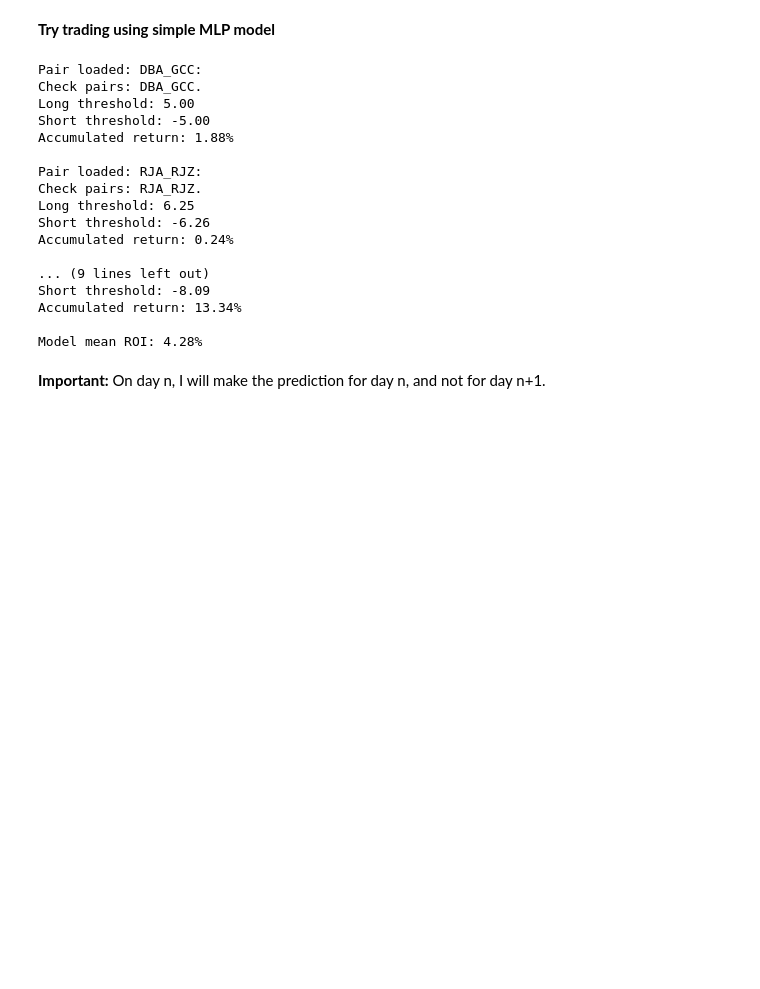
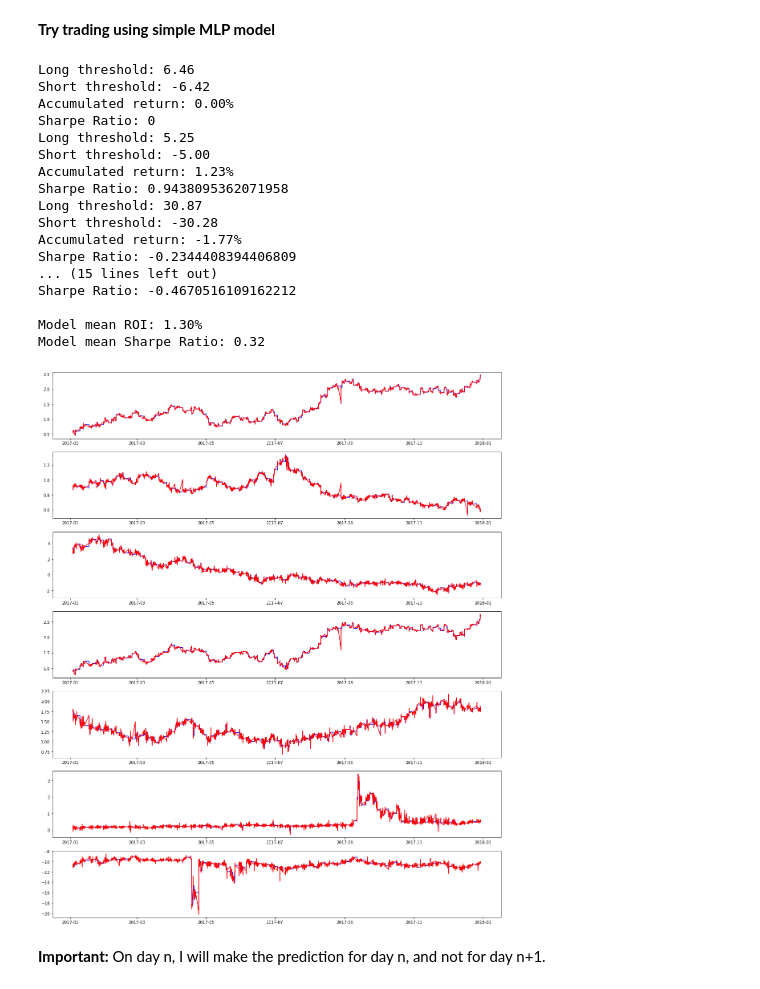
Before and after one commit to simaomsarmento/PairsTrading, a Jupyter notebook: PairsTrading_CommodityETFs-Forecasting_2009_2019.ipynb, the cells around one changed output. Saved outputs shown, nothing was run; the diff lists cells and outputs as text; code cells hidden in the pictures; blank space fills up the shorter version.

Commit message:
Corrected sharpe ratio calculation

```diff
--- a/PairsTrading_CommodityETFs-Forecasting_2009_2019.ipynb
+++ b/PairsTrading_CommodityETFs-Forecasting_2009_2019.ipynb
@@ -475,6 +474,19 @@ def plot_loss(history, title):
 
     plt.plot(history['loss'], label = "training")
     plt.plot(history['val_loss'], label = "validation")
+
+def plot_predictions(summaries):
+
+    n_pairs = len(summaries)
+    fig, ax = plt.subplots(n_pairs, 1, figsize=(20,25))
+
+    for i in range(n_pairs):
+        #title('Pair: {}'.format(i))
+        predictions = summaries[i]['prediction(t)']
+        spread = summaries[i]['spread(t)']
+        ax[i].plot(predictions, 'b')
+        ax[i].plot(spread, 'r')
+    return None
 # %% [markdown]
 ## MLP
 # %%
@@ -658,26 +618,30 @@ best_score
 # %% [markdown]
 **Try trading using simple MLP model**
 # %%
-model, cumret, summaries = run_specific_model(10, [5], pairs, path=current_path,
-                                                 low_quantile=0.10, high_quantile=0.90, lag=1)
+model, cumret, summaries_mlp = forecasting_trader.run_specific_model(10, [5], pairs, path=current_path,
+                                                                     low_quantile=0.10, high_quantile=0.90, lag=1)
 # %% [output]
-Pair loaded: DBA_GCC:
-Check pairs: DBA_GCC.
-Long threshold: 5.00
+Long threshold: 6.46
+Short threshold: -6.42
+Accumulated return: 0.00%
+Sharpe Ratio: 0
+Long threshold: 5.25
 Short threshold: -5.00
-Accumulated return: 1.88%
+Accumulated return: 1.23%
+Sharpe Ratio: 0.9438095362071958
+Long threshold: 30.87
+Short threshold: -30.28
+Accumulated return: -1.77%
+Sharpe Ratio: -0.2344408394406809
+... (15 lines left out)
+Sharpe Ratio: -0.4670516109162212
 
-Pair loaded: RJA_RJZ:
-Check pairs: RJA_RJZ.
-Long threshold: 6.25
-Short threshold: -6.26
-Accumulated return: 0.24%
-
-... (9 lines left out)
-Short threshold: -8.09
-Accumulated return: 13.34%
-
-Model mean ROI: 4.28%
+Model mean ROI: 1.30%
+Model mean Sharpe Ratio: 0.32
+# %%
+plot_predictions(summaries_mlp)
+# %% [output]
+[figure, added]
 # %%
 # perceber como é que melhora tanto quando eu baixo o threshold
 # - ver accuracy da direção - parece ser a mesma para diferentes threhsolds.
```
Also changed, not shown: parts of 14 cells of this notebook, 4 other files.
